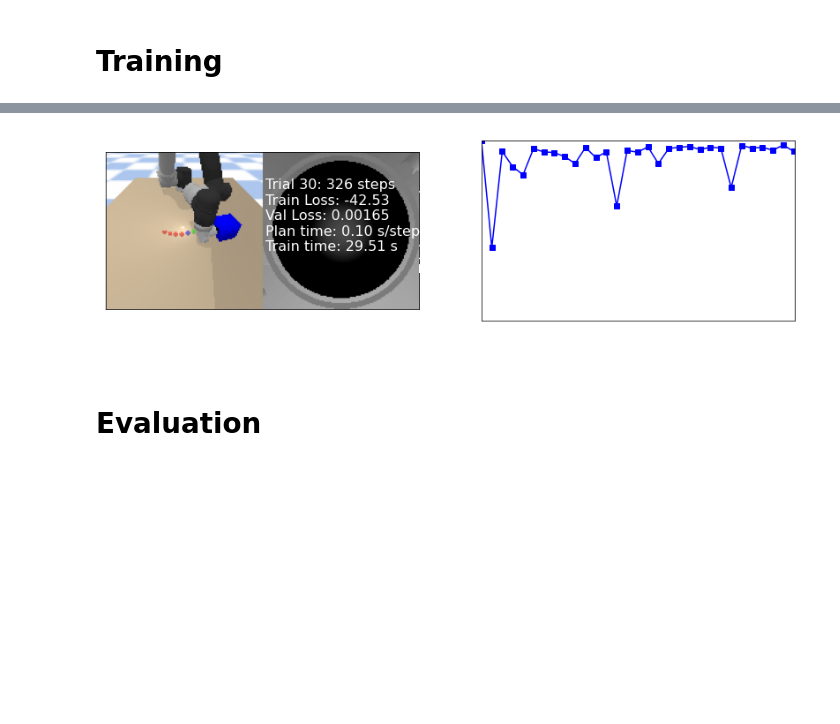
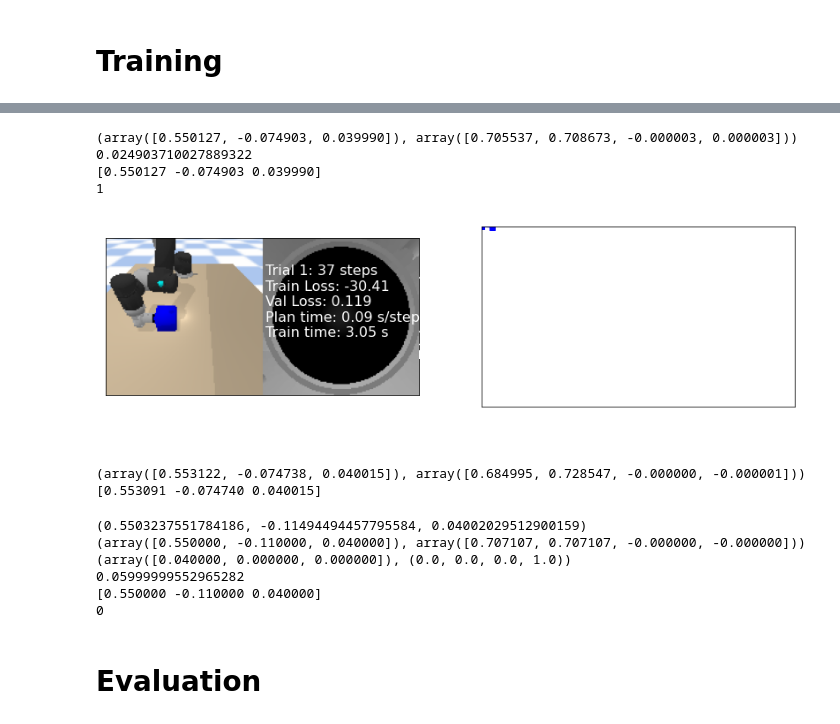
Before and after one commit to maxyang27896/mbrl-lib, a Jupyter notebook: notebooks/object_pushing_pets_example.ipynb, the cells around one changed output, grey strips where cells are left out. Cells and saved outputs as stored; diff of their text form; code cells hidden in the pictures; blank space fills up the shorter version.

Commit message:
debug contact surface observation in progress

```diff
--- a/notebooks/object_pushing_pets_example.ipynb
+++ b/notebooks/object_pushing_pets_example.ipynb
@@ -44,6 +44,7 @@ rl_params, algo_params, augmentations = import_parameters(env_name, algo_name)
 rl_params["env_modes"][ 'observation_mode'] = 'tactile_pose_data'
 rl_params["env_modes"][ 'terminate_early']  = True
 rl_params["env_modes"][ 'use_contact'] = True
+rl_params["env_modes"][ 'traj_type'] = 'point'
 print(rl_params)
 print(algo_params)
 
@@ -808,7 +889,7 @@ ax_text.set_color('white')
 all_rewards = [0]
 plan_time = 0.0
 train_time = 0.0
-for trial in range(num_trials):
+for trial in range(1):
     obs = env.reset()
     agent.reset()
 
@@ -852,34 +933,82 @@ for trial in range(num_trials):
             #     model_trainer,
             #     cfg.overrides,
             #     replay_buffer,
             #     work_dir = work_dir,
             #     callback=train_callback
             # )
             # train_time = time.time() - start_train_time
 
         # --- Doing env step using the agent and adding to model dataset ---
         start_plan_time = time.time()
         next_obs, reward, done, _ = common_util.step_env_and_add_to_buffer(
             env, obs, agent, {}, replay_buffer)
         plan_time = time.time() - start_plan_time
 
         update_axes(
             axs, env.render(mode="rgb_array"), ax_text, trial, steps_trial, plan_time, train_time,
             all_rewards, train_losses[-1], val_scores[-1])
 
         obs = next_obs
         total_reward += reward
         steps_trial += 1
 
         if steps_trial == trial_length:
             break
 
     all_rewards.append(total_reward)
 
 update_axes(axs, env.render(mode="rgb_array"), ax_text, trial, steps_trial, plan_time, train_time,
     all_rewards, train_losses[-1], val_scores[-1], force_update=True)
+
+print(env.get_obj_pos_worldframe())
+print(env.xyz_obj_dist_to_goal())
+print(env.cur_obj_pos_worldframe)
+print(env.targ_traj_list_id)
 # %% [output]
+(array([0.550127, -0.074903, 0.039990]), array([0.705537, 0.708673, -0.000003, 0.000003]))
+0.024903710027889322
+[0.550127 -0.074903 0.039990]
+1
-[figure, old version]
+[figure, new version]
+# %%
+print(env.get_obj_pos_worldframe())
+print(env.cur_obj_pos_worldframe)
+# %% [output]
+(array([0.553122, -0.074738, 0.040015]), array([0.684995, 0.728547, -0.000000, -0.000001]))
+[0.553091 -0.074740 0.040015]
+# %%
+# print([0.6, -0.10999999999999999, 0.04])
+# env._pb.resetBasePositionAndOrientation(
+#     env.obj_id, [0.7, -0.10999999999999999, 0.04], env.init_obj_orn
+# )
+# print(env.get_obj_pos_worldframe())
+# print(env.get_obj_pos_workframe())
+# print(env.goal_pos_workframe)
+# print(env.xyz_obj_dist_to_goal())
+# print(env.cur_obj_pos_worldframe)
+# print(env.targ_traj_list_id)
+env.reset()
+obj_pos, obj_orn = env._pb.getBasePositionAndOrientation(env.obj_id)
+contacts = env._pb.getContactPoints(bodyA=env.robot.robot_id, bodyB=env.obj_id)
+if len(contacts) == 1:          # Single contact surface
+    obj_contact_point_worldframe = contacts[0][6]
+elif len(contacts) == 0:        # No contact surface found, set as centre of the object surface
+    obj_contact_point_worldframe = obj_pos - env.obj_width/2 * np.array([1, 0, 0])
+else:                           # Multiple contact surfaces found, set at random contact point in the list
+    obj_contact_point_worldframe = contacts[np.random.randint(0, len(contacts))][6]
+print(obj_contact_point_worldframe)
+print(env.get_obj_pos_worldframe())
+print(env.get_obj_pos_workframe())
+print(env.xyz_obj_dist_to_goal())
+print(env.cur_obj_pos_worldframe)
+print(env.targ_traj_list_id)
+# %% [output]
+(0.5503237551784186, -0.11494494457795584, 0.04002029512900159)
+(array([0.550000, -0.110000, 0.040000]), array([0.707107, 0.707107, -0.000000, -0.000000]))
+(array([0.040000, 0.000000, 0.000000]), (0.0, 0.0, 0.0, 1.0))
+0.05999999552965282
+[0.550000 -0.110000 0.040000]
+0
 # %% [markdown]
 # Evaluation
 # %%
```
Also changed, not shown: parts of 12 cells of this notebook, 1 other file.
